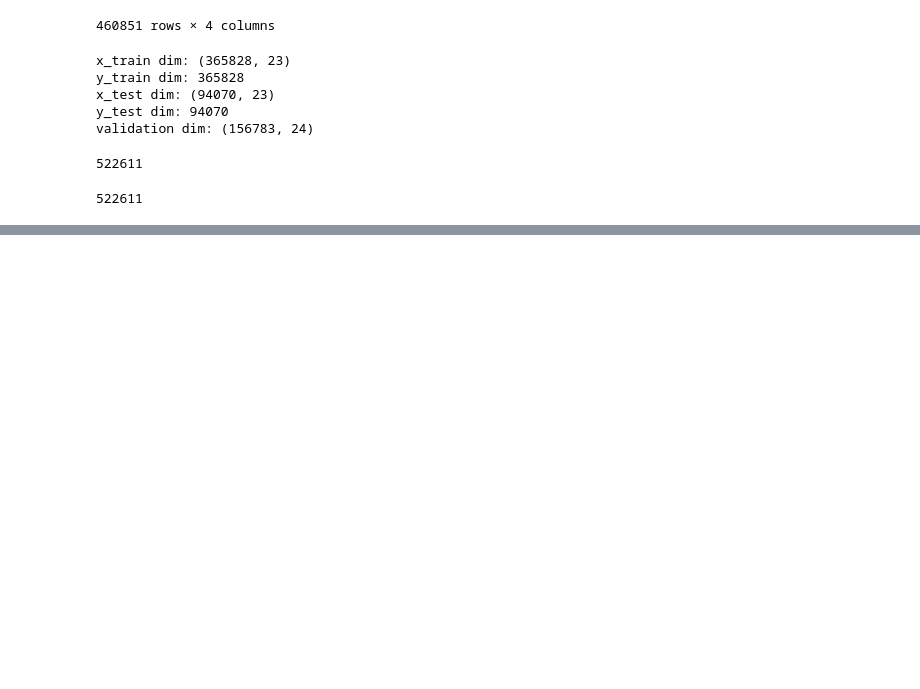
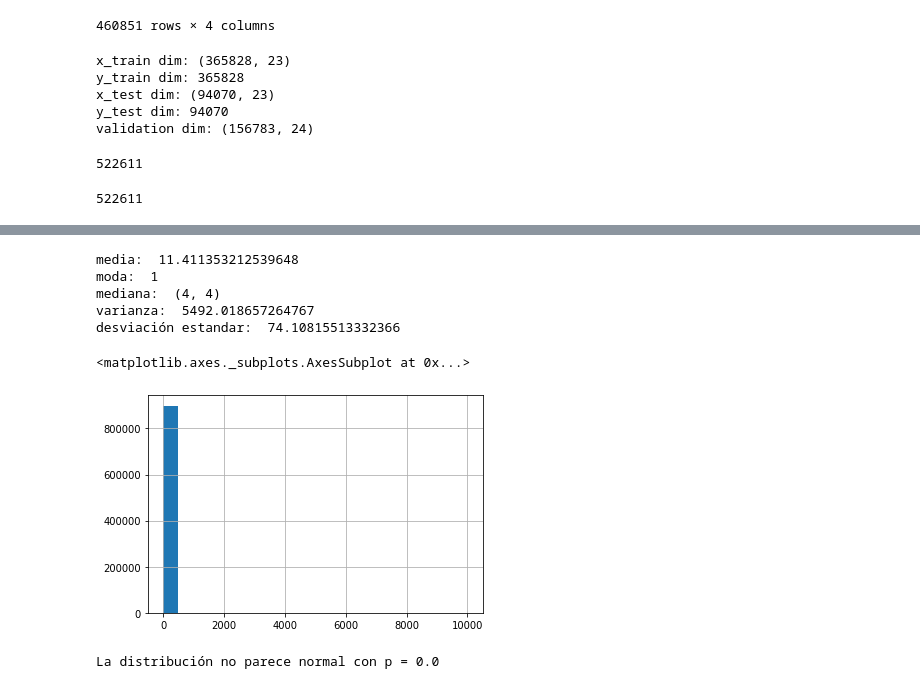
Before and after one commit to ArnoldoOliva/AprendizajeAutomatico, a Jupyter notebook: Leyendo_BDD.ipynb, the cells around one changed output, grey strips where cells are left out. Saved outputs shown, nothing was run; the diff lists cells and outputs as text; code cells hidden in the pictures; blank space fills up the shorter version.

```diff
--- a/Leyendo_BDD.ipynb
+++ b/Leyendo_BDD.ipynb
@@ -359,0 +443,29 @@ len(loans_train)+len(loans_test)+len(loans_val)
+# %%
+print("media: ",media(loans,"NoEmp"))
+print("moda: ",moda(loans,"NoEmp"))
+print("mediana: ",mediana(loans,"NoEmp"))
+print("varianza: ",varianza(loans,"NoEmp"))
+print("desviación estandar: ",desvest(loans,"NoEmp"))
+# %% [output]
+media:  11.411353212539648
+moda:  1
+mediana:  (4, 4)
+varianza:  5492.018657264767
+desviación estandar:  74.10815513332366
+# %%
+# Aplicar bondad de ajuste
+loans.NoEmp.hist(bins = 20)
+# %% [output]
+<matplotlib.axes._subplots.AxesSubplot at 0x...>
+[figure, added]
+# %%
+from scipy.stats import shapiro
+
+stat, p = shapiro(loans.NoEmp.values)
+alpha = 0.05
+if p < alpha:
+    print(f'La distribución no parece normal con p = {round(p, 4)}')
+else:
+    print(f'La distribución parece normal con p = {round(p, 4)} ')
+# %% [output]
+La distribución no parece normal con p = 0.0
```
Also changed, not shown: parts of 4 cells of this notebook.
